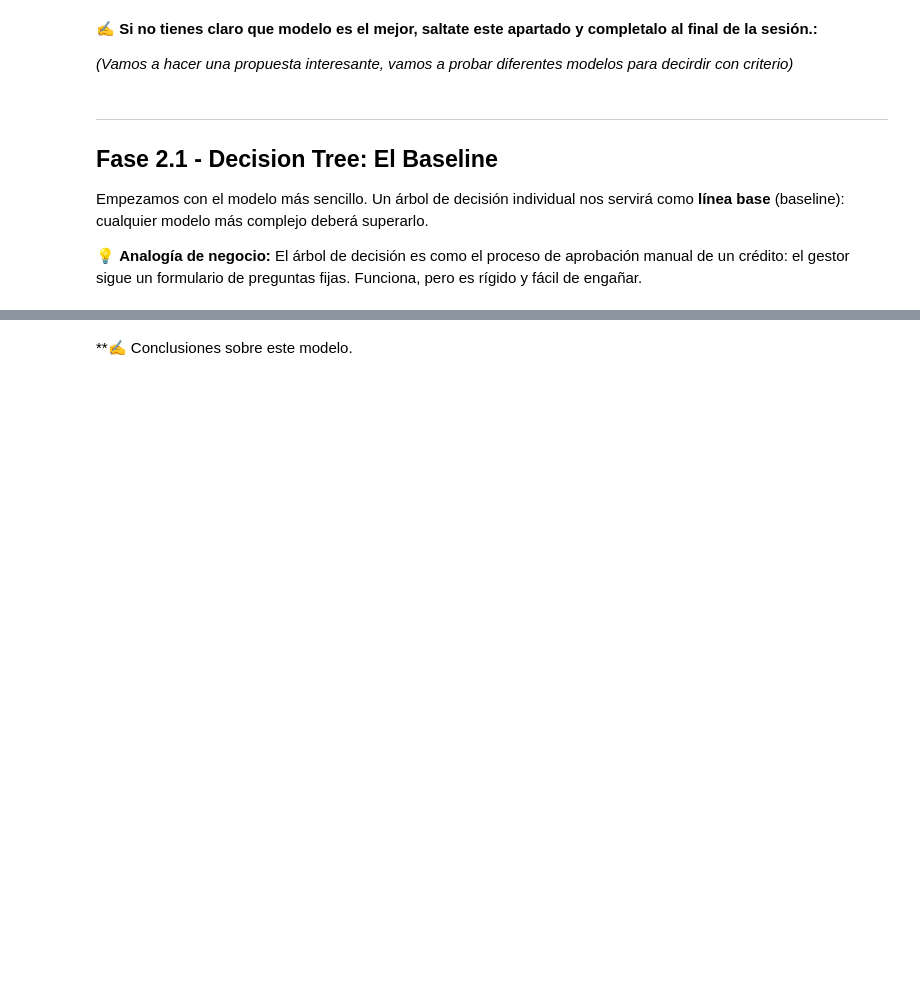
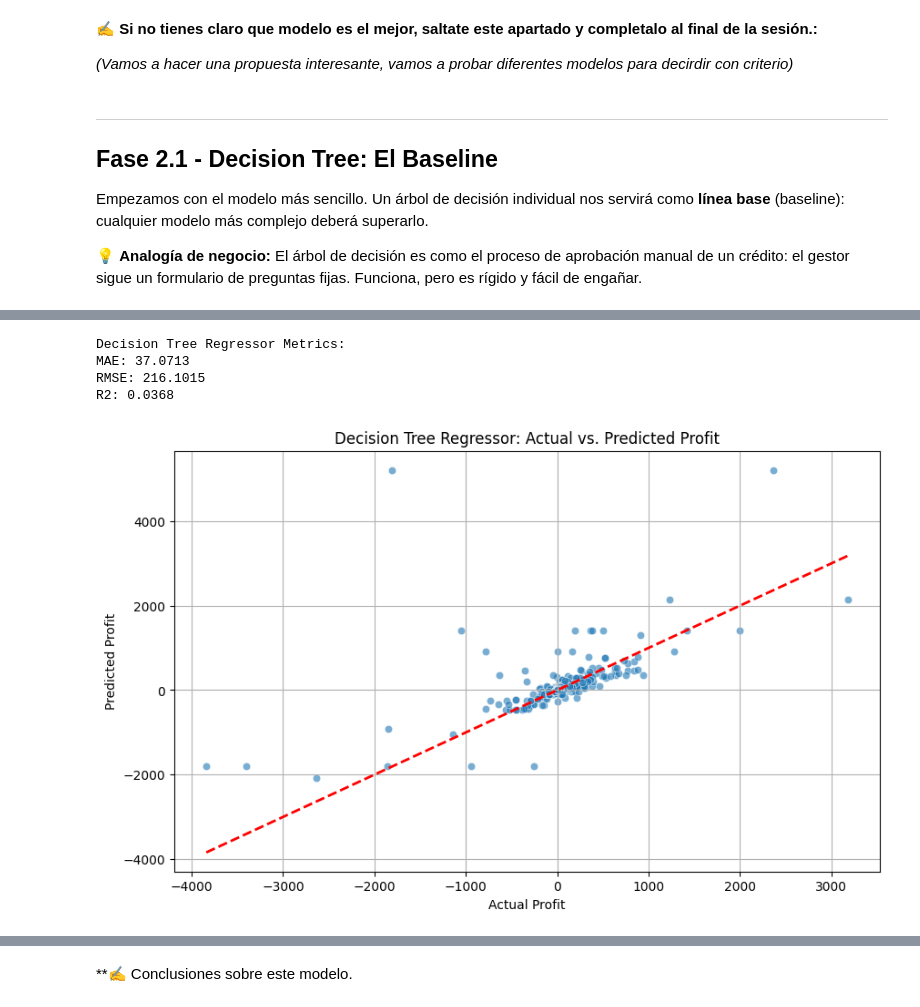
Before and after one commit to sofibarbeito/INESDI_Data-Science_ML_IA, a Jupyter notebook: [00] - Workshops/Workshop_ML_PartTime.ipynb, the cells around one changed output, grey strips where cells are left out. Drawn from its saved outputs; the diff is of its cells as text; code cells hidden in the pictures; blank space fills up the shorter version.

```diff
--- a/[00] - Workshops/Workshop_ML_PartTime.ipynb
+++ b/[00] - Workshops/Workshop_ML_PartTime.ipynb
@@ -713,0 +732,26 @@ Empezamos con el modelo más sencillo. Un árbol de decisión individual nos ser
+# %%
+# Calcular métricas de evaluación para DecisionTreeRegressor
+mae_dt = mean_absolute_error(y_test_profit, dt_preds)
+rmse_dt = np.sqrt(mean_squared_error(y_test_profit, dt_preds))
+r2_dt = r2_score(y_test_profit, dt_preds)
+
+print("Decision Tree Regressor Metrics:")
+print(f"MAE: {mae_dt:.4f}")
+print(f"RMSE: {rmse_dt:.4f}")
+print(f"R2: {r2_dt:.4f}")
+
+# Visualizar predicciones del DecisionTreeRegressor
+plt.figure(figsize=(10, 6))
+sns.scatterplot(x=y_test_profit, y=dt_preds, alpha=0.6)
+plt.plot([y_test_profit.min(), y_test_profit.max()], [y_test_profit.min(), y_test_profit.max()], '--r', linewidth=2)
+plt.title('Decision Tree Regressor: Actual vs. Predicted Profit')
+plt.xlabel('Actual Profit')
+plt.ylabel('Predicted Profit')
+plt.grid(True)
+plt.show()
+# %% [output]
+Decision Tree Regressor Metrics:
+MAE: 37.0713
+RMSE: 216.1015
+R2: 0.0368
+[figure, added]
```
Also changed, not shown: parts of 31 cells of this notebook.
